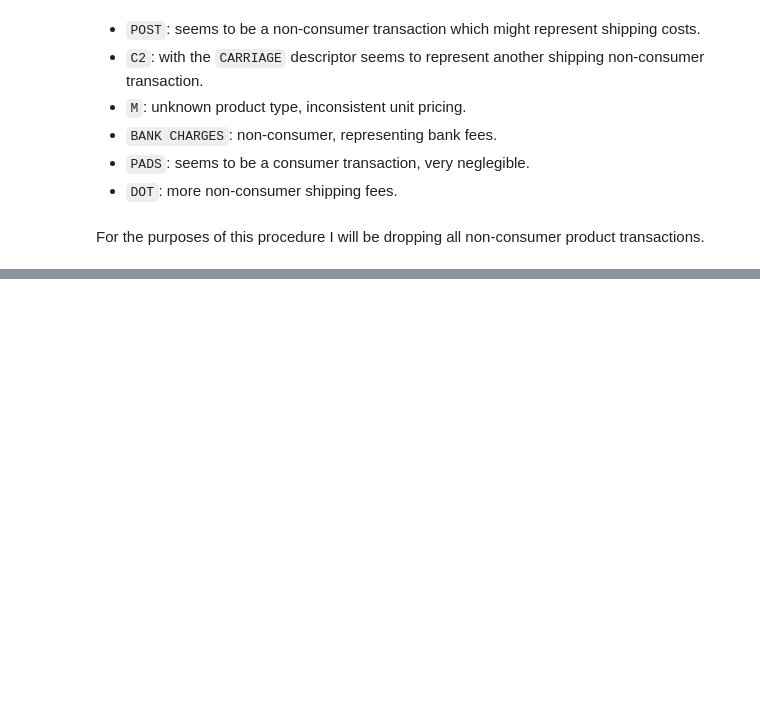
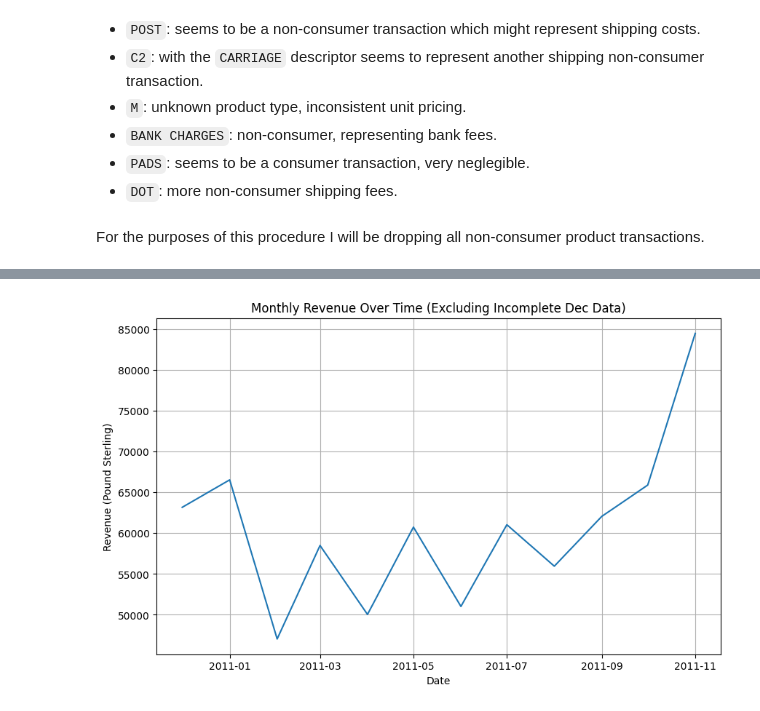
Before and after one commit to UmbertoFasci/SARIMA_SalesForecasting, a Jupyter notebook: SARIMA_Retail_Sales_Forecast.ipynb, the cells around one changed output, grey strips where cells are left out. Drawn from its saved outputs; the diff is of its cells as text; code cells hidden in the pictures; blank space fills up the shorter version.

```diff
--- a/SARIMA_Retail_Sales_Forecast.ipynb
+++ b/SARIMA_Retail_Sales_Forecast.ipynb
@@ -249,0 +291,14 @@ sales_df = sales_df[mask]
+# %%
+# exclude the last month
+monthly_sales_filtered = monthly_sales[monthly_sales['YearMonth'] != monthly_sales['YearMonth'].max()]
+
+# replot the filtered data
+plt.figure(figsize=(10, 6))
+sns.lineplot(data=monthly_sales_filtered, x='YearMonth', y='Revenue')
+plt.title('Monthly Revenue Over Time (Excluding Incomplete Dec Data)')
+plt.xlabel('Date')
+plt.ylabel('Revenue (Pound Sterling)')
+plt.grid(True)
+plt.show()
+# %% [output]
+[figure, added]
```
Also changed, not shown: parts of 6 cells of this notebook.
